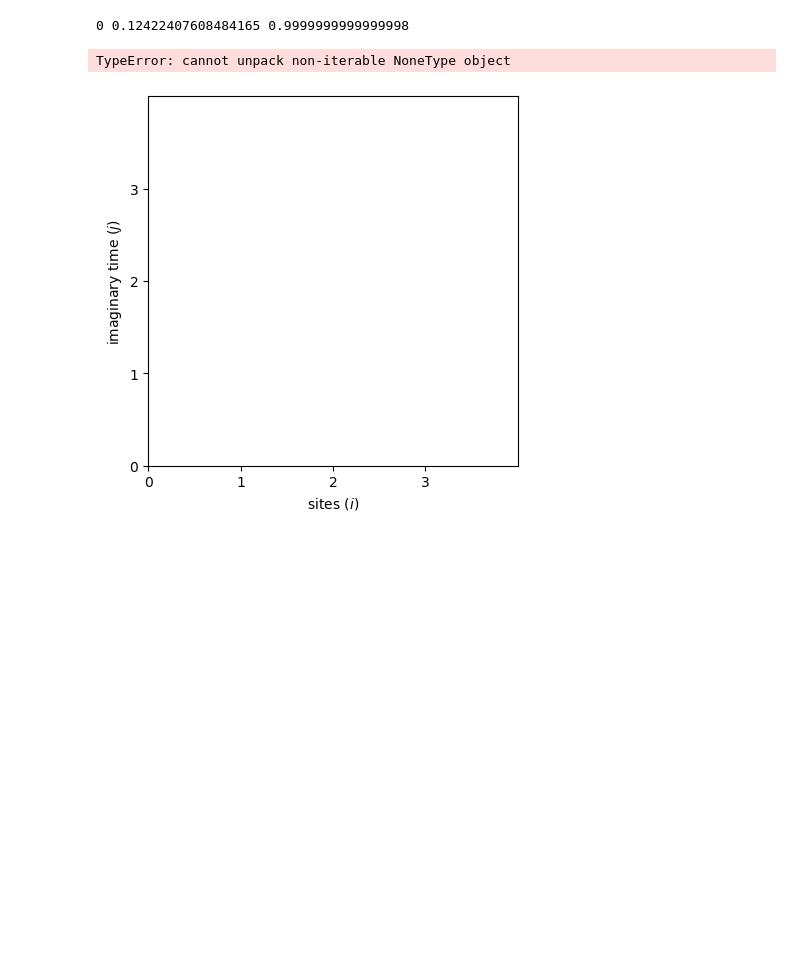
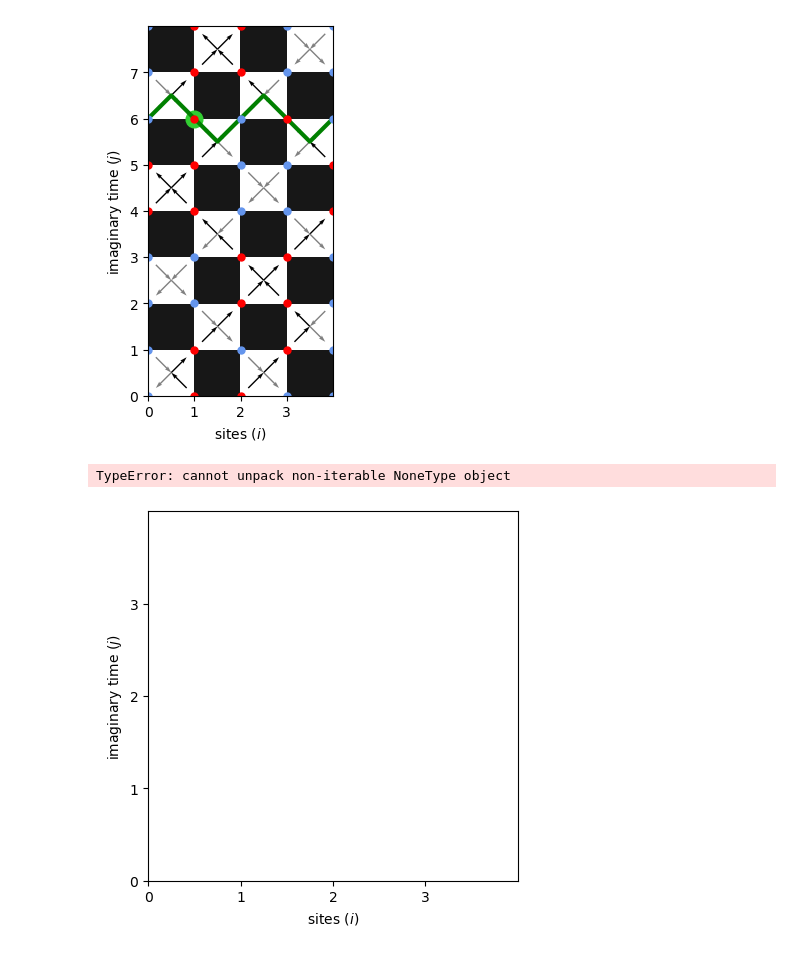
Before and after one commit to Jaymun723/quantum-monte-carlo, a Jupyter notebook: thea.ipynb, the cells around one changed output. Drawn from its saved outputs; the diff is of its cells as text; code cells hidden in the pictures; blank space fills up the shorter version.

```diff
--- a/thea.ipynb
+++ b/thea.ipynb
@@ -67,21 +63,21 @@ first_grid.draw_vertices()
 # %%
 grid = first_grid.copy()
 
 n = 0
-visited_vertex, a, delta_Omega = vu.perform_vertex_loop_update(grid, rng)
+visited_vertex = vu.perform_vertex_loop_update(grid, rng)
 
 while visited_vertex is None:
-    visited_vertex, a, delta_Omega = vu.perform_vertex_loop_update(grid, rng)
-    print(f"{a} < {delta_Omega}")
+    visited_vertex = vu.perform_vertex_loop_update(grid, rng)
+    # print(f"{a} < {delta_Omega}")
     n+=1
 # print(visited_vertex)
 # print(grid.energy, grid.compute_energy(), first_grid.energy, first_grid.compute_energy())
 
 # grid.draw()
-print(n, a, delta_Omega)
-# grid.draw_vertices([visited_vertex])
+# print(n, a, delta_Omega)
+grid.draw_vertices([visited_vertex])
 # %% [output]
-0 0.12422407608484165 0.9999999999999998
+[figure, added]
 # %%
 # grid.draw()
 grid.draw_vertices([visited_vertex])
```
Also changed, not shown: parts of 5 cells of this notebook, 4 other files.
